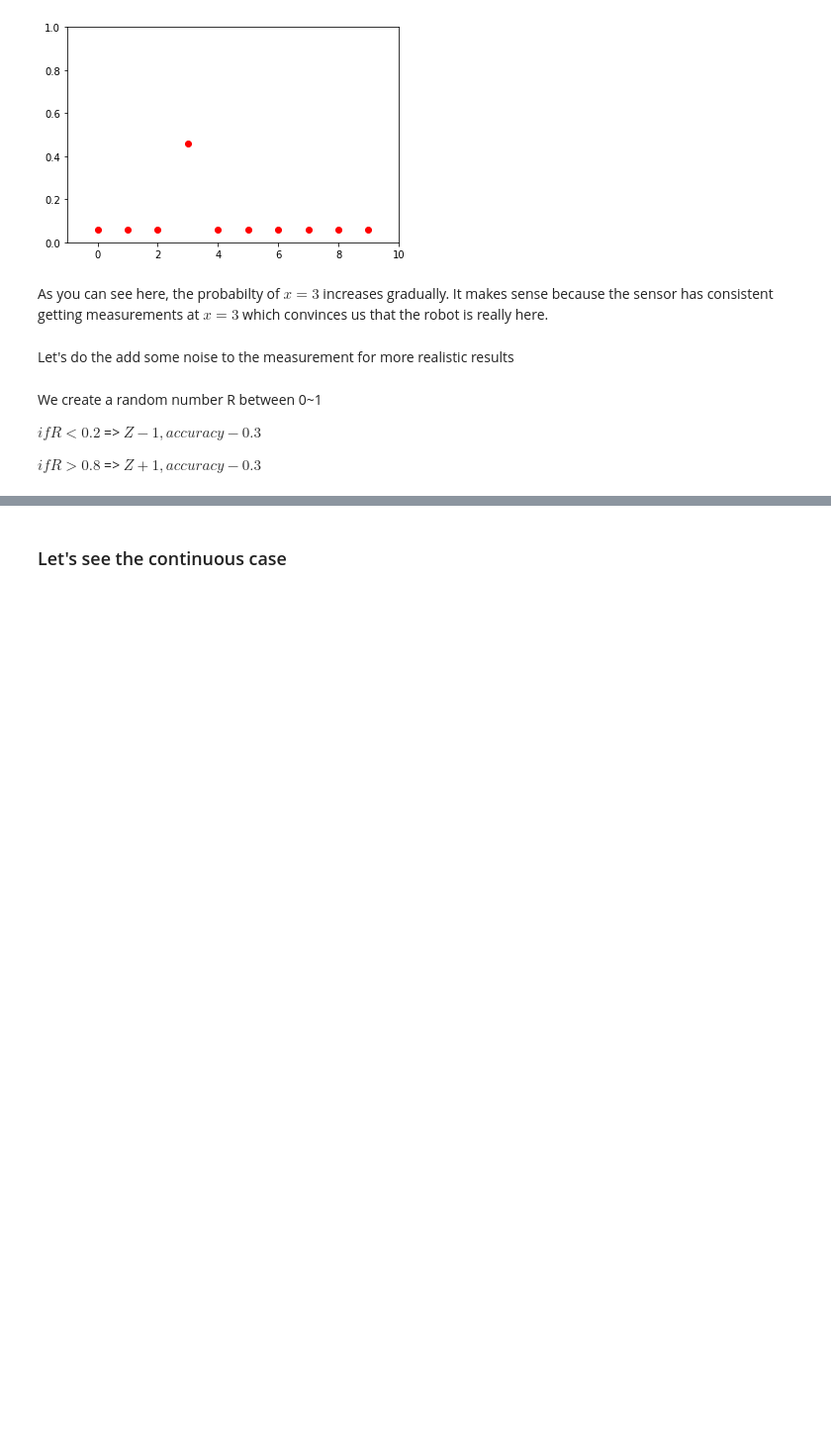
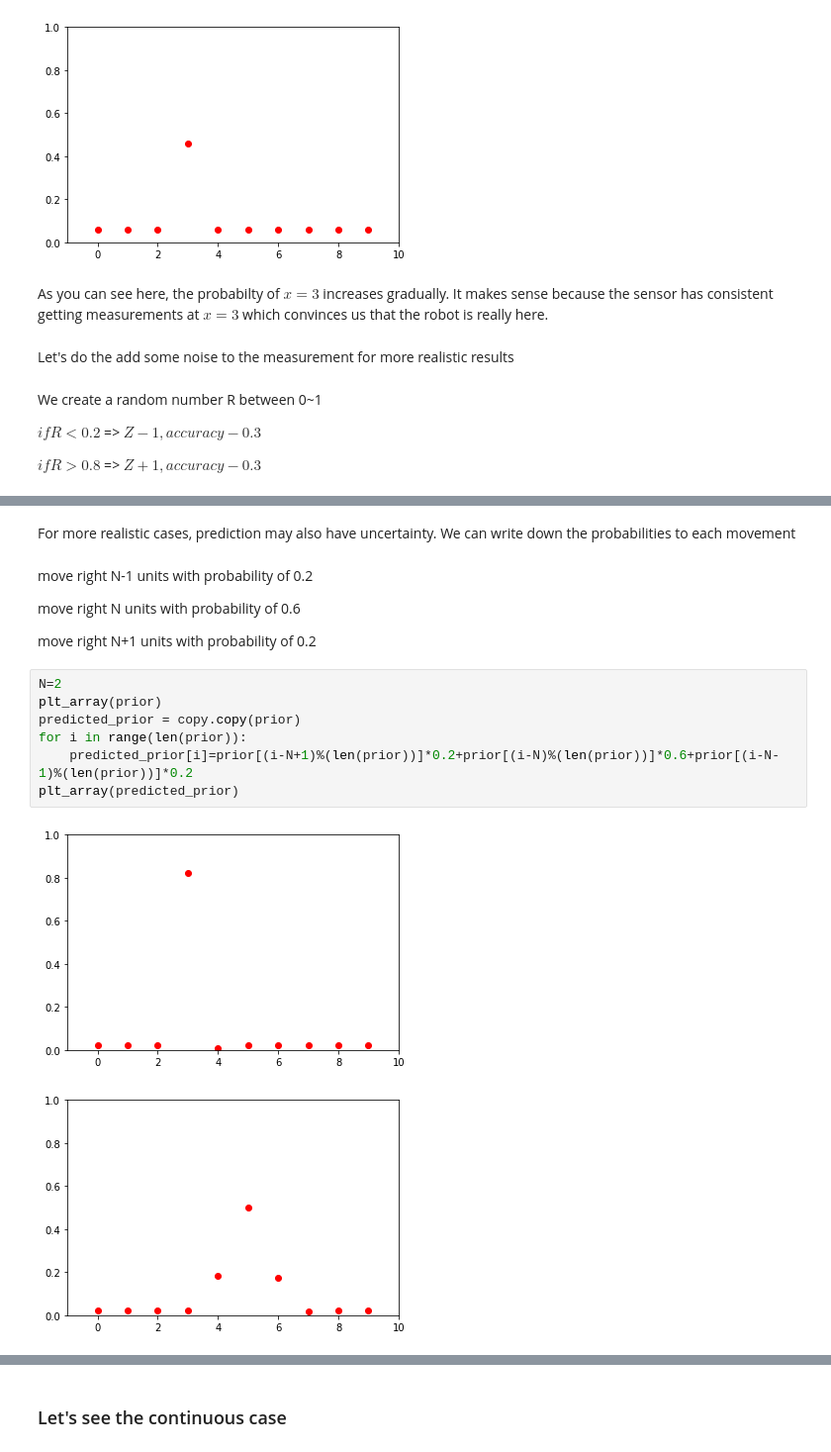
Before and after one commit to RobotX-NCTU/jupyter_notebook, a Jupyter notebook: Bayesian_Filter.ipynb, the cells around one changed output, grey strips where cells are left out. Shown: that part at 99% size. Saved outputs shown, nothing was run; the diff lists cells and outputs as text; blank space fills up the shorter version.

```diff
--- a/Bayesian_Filter.ipynb
+++ b/Bayesian_Filter.ipynb
@@ -175,0 +189,18 @@ This is only the update part of the Baysian Filter. The other part is the predic
+# %% [markdown]
+For more realistic cases, prediction may also have uncertainty. We can write down the probabilities to each movement
+# %% [markdown]
+move right N-1 units with probability of 0.2
+
+move right N units with probability of 0.6
+
+move right N+1 units with probability of 0.2
+# %%
+N=2
+plt_array(prior)
+predicted_prior = copy.copy(prior)
+for i in range(len(prior)):
+    predicted_prior[i]=prior[(i-N+1)%(len(prior))]*0.2+prior[(i-N)%(len(prior))]*0.6+prior[(i-N-1)%(len(prior))]*0.2
+plt_array(predicted_prior)
+# %% [output]
+[figure, added]
+[figure, added]
```
Also changed, not shown: parts of 29 cells of this notebook.
